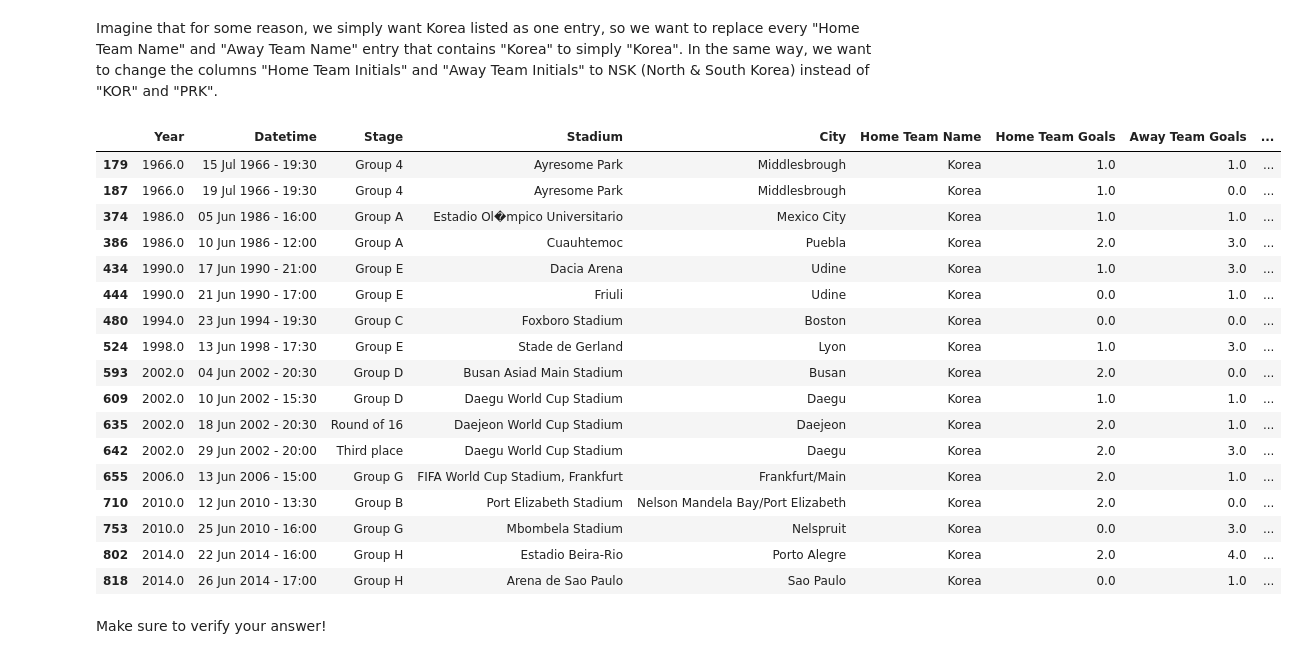
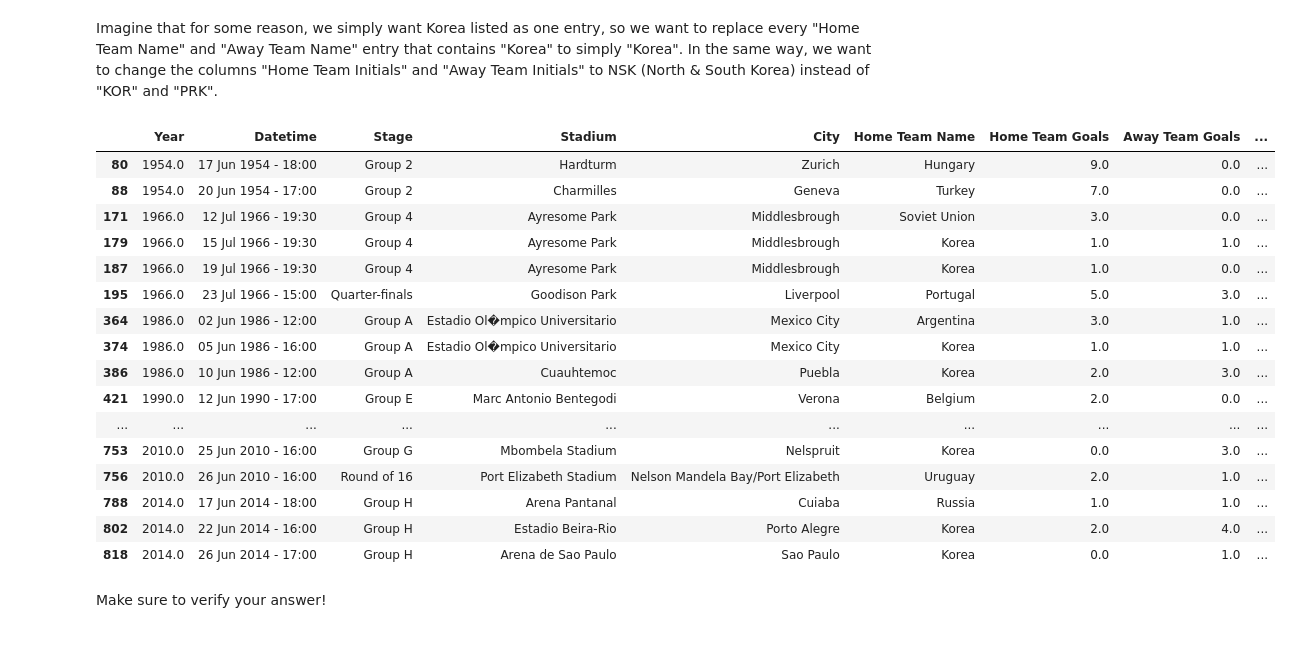
Before and after one commit to georgewillben/dsc-1-03-09-accessing-data-within-pandas-lab-online-ds-pt-100118, a Jupyter notebook: index.ipynb, the cells around one changed output. Saved outputs shown, nothing was run; the diff lists cells and outputs as text; code cells hidden in the pictures.

```diff
--- a/index.ipynb
+++ b/index.ipynb
@@ -240,25 +240,25 @@ Name: Home Team Name, dtype: object
 Imagine that for some reason, we simply want Korea listed as one entry, so we want to replace every "Home Team Name" and "Away Team Name" entry that contains "Korea" to simply "Korea". In the same way, we want to change the columns "Home Team Initials" and "Away Team Initials" to NSK (North & South Korea) instead of "KOR" and "PRK".
 # %%
 df.loc[(df["Home Team Name"] != 'Nan') & (df["Home Team Name"].str.contains('Korea')), "Home Team Name" ] = 'Korea'
+df.loc[(df["Away Team Name"] != 'Nan') & (df["Away Team Name"].str.contains('Korea')), "Away Team Name" ] = 'Korea'
 df.loc[(df["Home Team Name"] == 'Korea') | (df["Away Team Name"] == 'Korea'), ["Away Team Initials", "Home Team Initials"]] = 'NSK'
 df.loc[(df["Home Team Name"] == 'Korea') | (df["Away Team Name"] == 'Korea')]
 # %% [output]
 |  | Year | Datetime | Stage | Stadium | City | Home Team Name | Home Team Goals | Away Team Goals | ... |
+| 80 | 1954.0 | 17 Jun 1954 - 18:00 | Group 2 | Hardturm | Zurich | Hungary | 9.0 | 0.0 | ... |
+| 88 | 1954.0 | 20 Jun 1954 - 17:00 | Group 2 | Charmilles | Geneva | Turkey | 7.0 | 0.0 | ... |
+| 171 | 1966.0 | 12 Jul 1966 - 19:30 | Group 4 | Ayresome Park | Middlesbrough | Soviet Union | 3.0 | 0.0 | ... |
 | 179 | 1966.0 | 15 Jul 1966 - 19:30 | Group 4 | Ayresome Park | Middlesbrough | Korea | 1.0 | 1.0 | ... |
 | 187 | 1966.0 | 19 Jul 1966 - 19:30 | Group 4 | Ayresome Park | Middlesbrough | Korea | 1.0 | 0.0 | ... |
+| 195 | 1966.0 | 23 Jul 1966 - 15:00 | Quarter-finals | Goodison Park | Liverpool | Portugal | 5.0 | 3.0 | ... |
+| 364 | 1986.0 | 02 Jun 1986 - 12:00 | Group A | Estadio Ol�mpico Universitario | Mexico City | Argentina | 3.0 | 1.0 | ... |
 | 374 | 1986.0 | 05 Jun 1986 - 16:00 | Group A | Estadio Ol�mpico Universitario | Mexico City | Korea | 1.0 | 1.0 | ... |
 | 386 | 1986.0 | 10 Jun 1986 - 12:00 | Group A | Cuauhtemoc | Puebla | Korea | 2.0 | 3.0 | ... |
-| 434 | 1990.0 | 17 Jun 1990 - 21:00 | Group E | Dacia Arena | Udine | Korea | 1.0 | 3.0 | ... |
-| 444 | 1990.0 | 21 Jun 1990 - 17:00 | Group E | Friuli | Udine | Korea | 0.0 | 1.0 | ... |
-| 480 | 1994.0 | 23 Jun 1994 - 19:30 | Group C | Foxboro Stadium | Boston | Korea | 0.0 | 0.0 | ... |
-| 524 | 1998.0 | 13 Jun 1998 - 17:30 | Group E | Stade de Gerland | Lyon | Korea | 1.0 | 3.0 | ... |
-| 593 | 2002.0 | 04 Jun 2002 - 20:30 | Group D | Busan Asiad Main Stadium | Busan | Korea | 2.0 | 0.0 | ... |
-| 609 | 2002.0 | 10 Jun 2002 - 15:30 | Group D | Daegu World Cup Stadium | Daegu | Korea | 1.0 | 1.0 | ... |
-| 635 | 2002.0 | 18 Jun 2002 - 20:30 | Round of 16 | Daejeon World Cup Stadium | Daejeon | Korea | 2.0 | 1.0 | ... |
-| 642 | 2002.0 | 29 Jun 2002 - 20:00 | Third place | Daegu World Cup Stadium | Daegu | Korea | 2.0 | 3.0 | ... |
-| 655 | 2006.0 | 13 Jun 2006 - 15:00 | Group G | FIFA World Cup Stadium, Frankfurt | Frankfurt/Main | Korea | 2.0 | 1.0 | ... |
-| 710 | 2010.0 | 12 Jun 2010 - 13:30 | Group B | Port Elizabeth Stadium | Nelson Mandela Bay/Port Elizabeth | Korea | 2.0 | 0.0 | ... |
+| 421 | 1990.0 | 12 Jun 1990 - 17:00 | Group E | Marc Antonio Bentegodi | Verona | Belgium | 2.0 | 0.0 | ... |
+| ... | ... | ... | ... | ... | ... | ... | ... | ... | ... |
 | 753 | 2010.0 | 25 Jun 2010 - 16:00 | Group G | Mbombela Stadium | Nelspruit | Korea | 0.0 | 3.0 | ... |
+| 756 | 2010.0 | 26 Jun 2010 - 16:00 | Round of 16 | Port Elizabeth Stadium | Nelson Mandela Bay/Port Elizabeth | Uruguay | 2.0 | 1.0 | ... |
+| 788 | 2014.0 | 17 Jun 2014 - 18:00 | Group H | Arena Pantanal | Cuiaba | Russia | 1.0 | 1.0 | ... |
 | 802 | 2014.0 | 22 Jun 2014 - 16:00 | Group H | Estadio Beira-Rio | Porto Alegre | Korea | 2.0 | 4.0 | ... |
 | 818 | 2014.0 | 26 Jun 2014 - 17:00 | Group H | Arena de Sao Paulo | Sao Paulo | Korea | 0.0 | 1.0 | ... |
 # %% [markdown]
```
